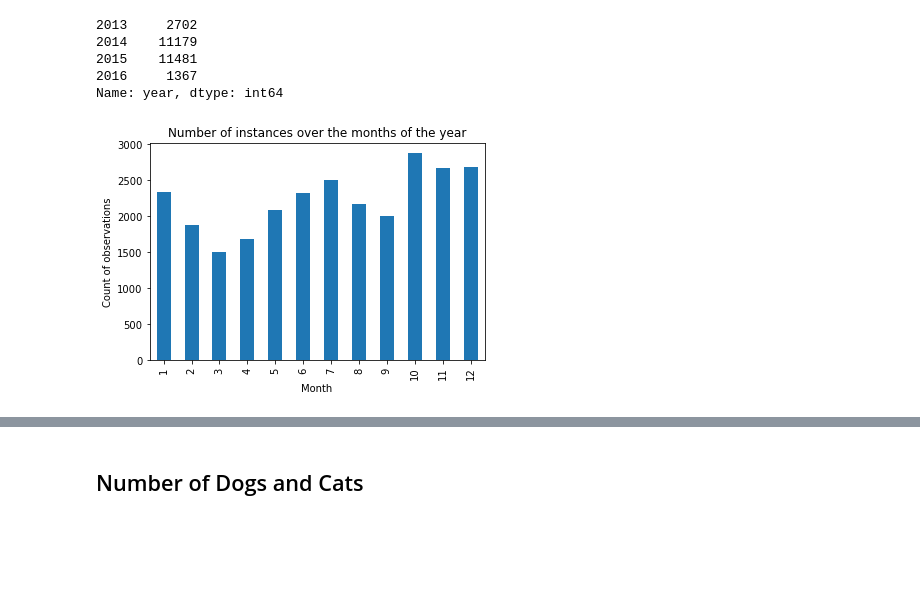
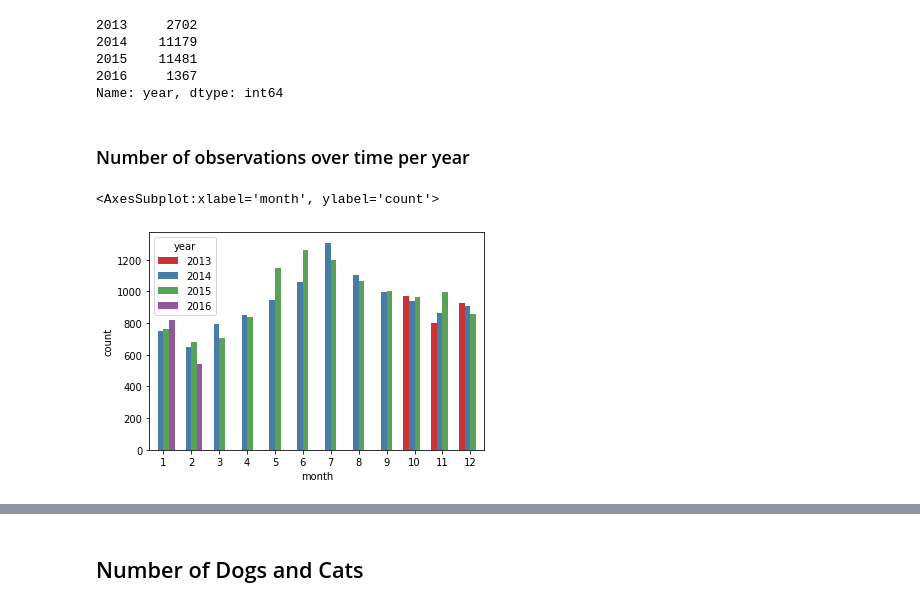
Before and after one commit to DavidSiegl/Animal-Shelter-Analysis, a Jupyter notebook: exploratory data analysis.ipynb, the cells around one changed output, grey strips where cells are left out. Saved outputs shown, nothing was run; the diff lists cells and outputs as text; code cells hidden in the pictures; blank space fills up the shorter version.

```diff
--- a/exploratory data analysis.ipynb
+++ b/exploratory data analysis.ipynb
@@ -21,12 +21,10 @@ data.year.value_counts().sort_index()
 2015    11481
 2016     1367
 Name: year, dtype: int64
-# %%
-#number of instances over the months (aggregated)
-plt.title('Number of instances over the months of the year')
-data.month.value_counts().sort_index().plot.bar()
-plt.xlabel("Month")
-plt.ylabel("Count of observations")
-plt.show()
-# %% [output]
-[figure, removed]
+# %% [markdown]
+### Number of observations over time per year
+# %%
+sns.countplot(data=data, x="month", hue="year", palette="Set1")
+# %% [output]
+<AxesSubplot:xlabel='month', ylabel='count'>
+[figure, added]
```
Also changed, not shown: parts of 10 cells of this notebook, 1 other file.
